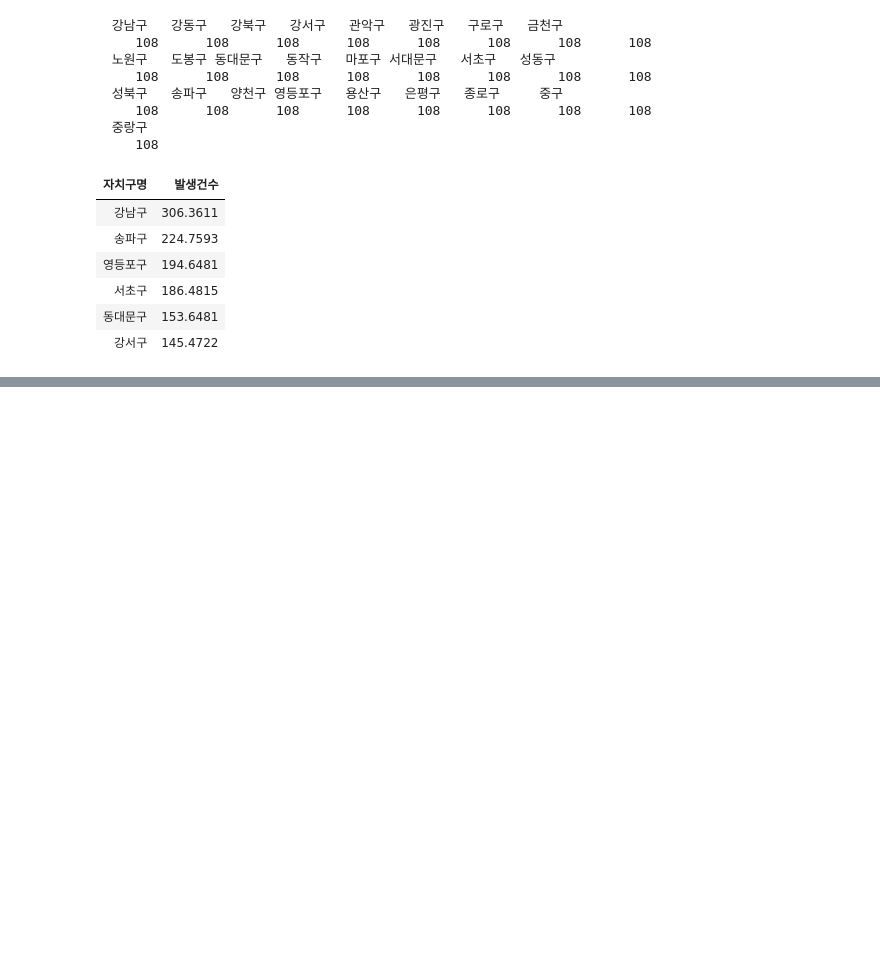
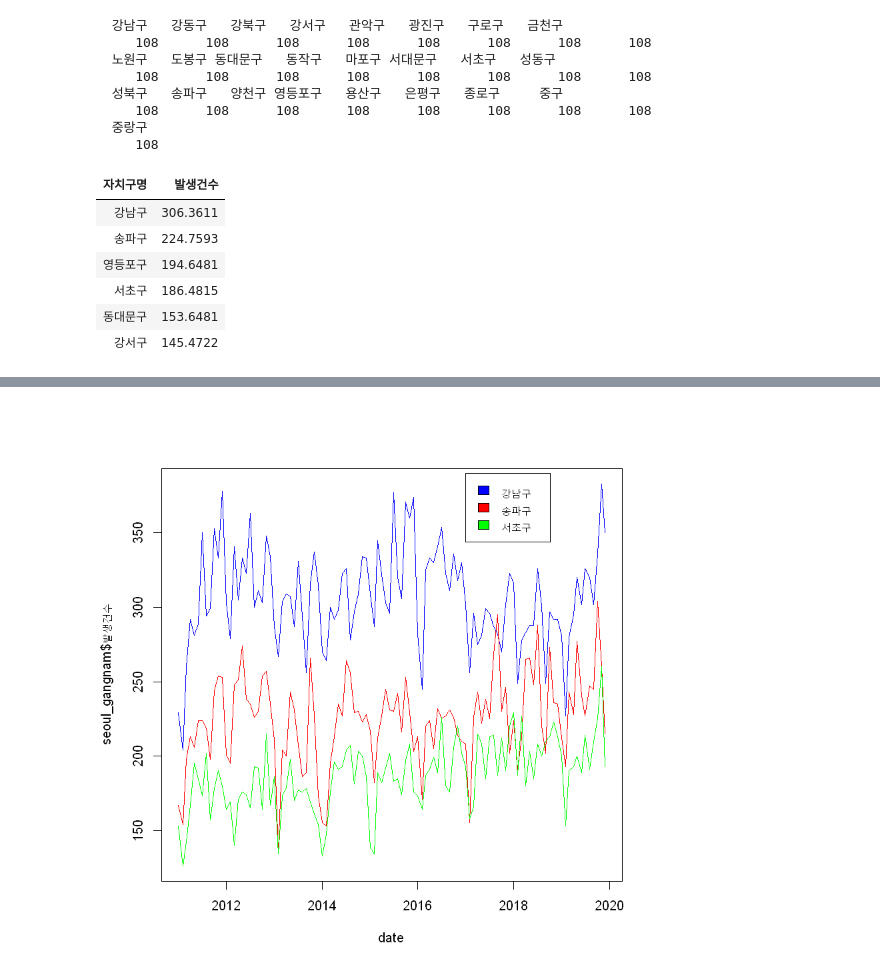
Before and after one commit to HyeogDo/R_study, a Jupyter notebook: 08. 파일 입출력.ipynb, the cells around one changed output, grey strips where cells are left out. Cells and saved outputs as stored; diff of their text form; code cells hidden in the pictures; blank space fills up the shorter version.

```diff
--- a/08. 파일 입출력.ipynb
+++ b/08. 파일 입출력.ipynb
@@ -656,0 +696,6 @@ head(regionAcc.mean)
+# %%
+seoul_songpa <- seoul[grep("송파구",seoul$자치구명),]
+rownames(seoul_songpa) <- c()
+print(head(seoul_songpa))
+seoul_songpa$자치구명 <- factor(seoul_songpa$자치구명)
+str(seoul_songpa)
@@ -656,0 +717,6 @@ head(regionAcc.mean)
+# %%
+seoul_seocho <- seoul[grep("서초구",seoul$자치구명),]
+rownames(seoul_seocho) <- c()
+print(head(seoul_seocho))
+seoul_seocho$자치구명 <- factor(seoul_seocho$자치구명)
+str(seoul_seocho)
@@ -656,0 +738,3 @@ head(regionAcc.mean)
+# %%
+date <- as.Date(paste(seoul_gangnam$년도,seoul_gangnam$월, 1,sep = "-"))
+date
@@ -656,0 +759,16 @@ head(regionAcc.mean)
+# %%
+min_occur <- min(min(seoul_gangnam$발생건수),min(seoul_songpa$발생건수),min(seoul_seocho$발생건수))
+max_occur <- max(max(seoul_gangnam$발생건수),max(seoul_songpa$발생건수),max(seoul_seocho$발생건수))
+# %%
+plot(date, seoul_gangnam$발생건수,
+    type = "l" , col="blue", ylim=c(min_occur,max_occur)
+    )
+lines(date, seoul_songpa$발생건수, col="red"
+    )
+lines(date, seoul_seocho$발생건수, col="green"
+    )
+legend(as.Date("2017-01-01"), 390, legend=c("강남구", "송파구", "서초구"),
+       fill = c("blue","red", "green")
+)
+# %% [output]
+[figure, added]
```
Also changed, not shown: parts of 21 cells of this notebook.
